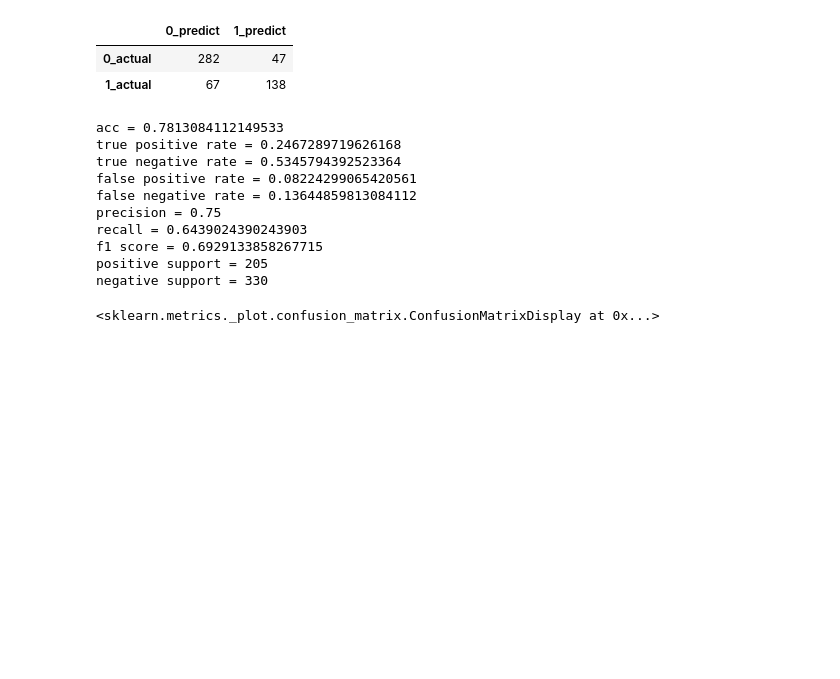
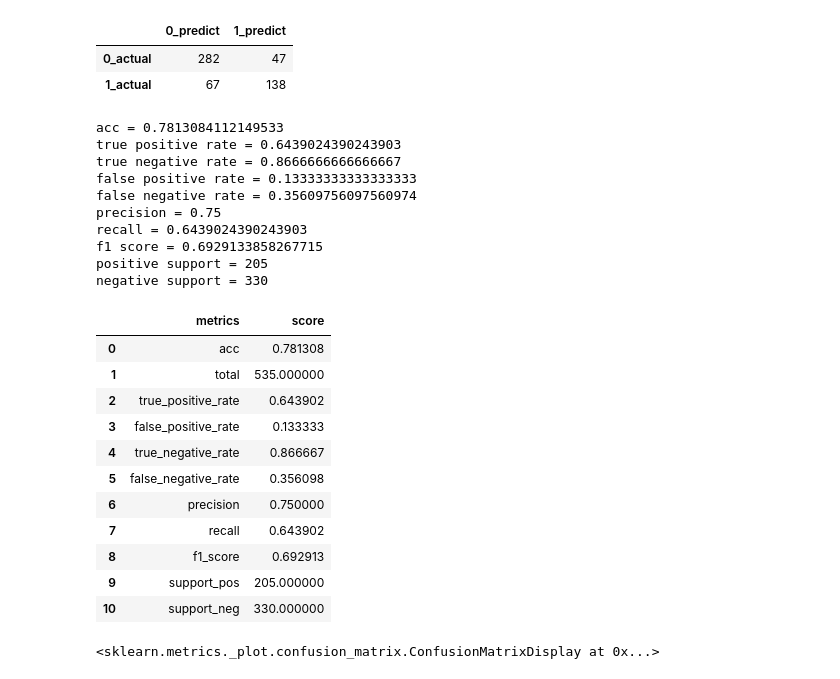
Before and after one commit to Andrew-Casey/classification_exercises, a Jupyter notebook: knn_model.ipynb, the cells around one changed output. Saved outputs shown, nothing was run; the diff lists cells and outputs as text; code cells hidden in the pictures; blank space fills up the shorter version.

```diff
--- a/knn_model.ipynb
+++ b/knn_model.ipynb
@@ -300,41 +337,78 @@ pd.DataFrame(conf10,
 TP = 132
 TN = 286
 FP = 44
 FN = 73
 
 acc = (TP+TN)/(TP+TN+FP+FN)
 total = (TP+TN+FP+FN)
-true_positive_rate = TP/(total)
-false_positive_rate = FP/(total)
-true_negative_rate = TN/(total)
-false_negative_rate = FN/(total)
+true_positive_rate = TP/(TP+FN)
+false_positive_rate = FP/(FP+TN)
+true_negative_rate = TN/(TN+FP)
+false_negative_rate = FN/(FN+TP)
 precision = TP/(TP+FP)
 recall = TP/(TP+FN)
 f1_score = (2 * (precision * recall) / (precision + recall))
 support_pos = FN + TP
 support_neg = TN + FP
 
 print('acc =',acc)
 print('true positive rate =',true_positive_rate)
 print('true negative rate =', true_negative_rate)
 print('false positive rate =', false_positive_rate)
 print('false negative rate =', false_negative_rate)
 print('precision =',precision)
 print('recall =',recall)
 print('f1 score =', f1_score)
 print('positive support =', support_pos)
 print('negative support =', support_neg)
+
+dict ={
+        'metrics':['acc'
+        ,'total'
+        ,'true_positive_rate'
+        ,'false_positive_rate'
+        ,'true_negative_rate'
+        ,'false_negative_rate'
+        ,'precision'
+        ,'recall'
+        ,'f1_score'
+        ,'support_pos'
+        ,'support_neg']
+    ,'score':[acc
+            ,total
+            ,true_positive_rate
+            ,false_positive_rate
+            ,true_negative_rate
+            ,false_negative_rate
+            ,precision
+            ,recall
+            ,f1_score
+            ,support_pos
+            ,support_neg]}
+pd.DataFrame(dict)
 # %% [output]
 acc = 0.7813084112149533
-true positive rate = 0.2467289719626168
-true negative rate = 0.5345794392523364
-false positive rate = 0.08224299065420561
-false negative rate = 0.13644859813084112
+true positive rate = 0.6439024390243903
+true negative rate = 0.8666666666666667
+false positive rate = 0.13333333333333333
+false negative rate = 0.35609756097560974
 precision = 0.75
 recall = 0.6439024390243903
 f1 score = 0.6929133858267715
 positive support = 205
 negative support = 330
+|  | metrics | score |
+| 0 | acc | 0.781308 |
+| 1 | total | 535.000000 |
+| 2 | true_positive_rate | 0.643902 |
+| 3 | false_positive_rate | 0.133333 |
+| 4 | true_negative_rate | 0.866667 |
+| 5 | false_negative_rate | 0.356098 |
+| 6 | precision | 0.750000 |
+| 7 | recall | 0.643902 |
+| 8 | f1_score | 0.692913 |
+| 9 | support_pos | 205.000000 |
+| 10 | support_neg | 330.000000 |
 # %%
 plot_confusion_matrix(knn10, X_train, y_train)
 # %% [output]
```
Also changed, not shown: parts of 2 cells of this notebook, 2 other files.
